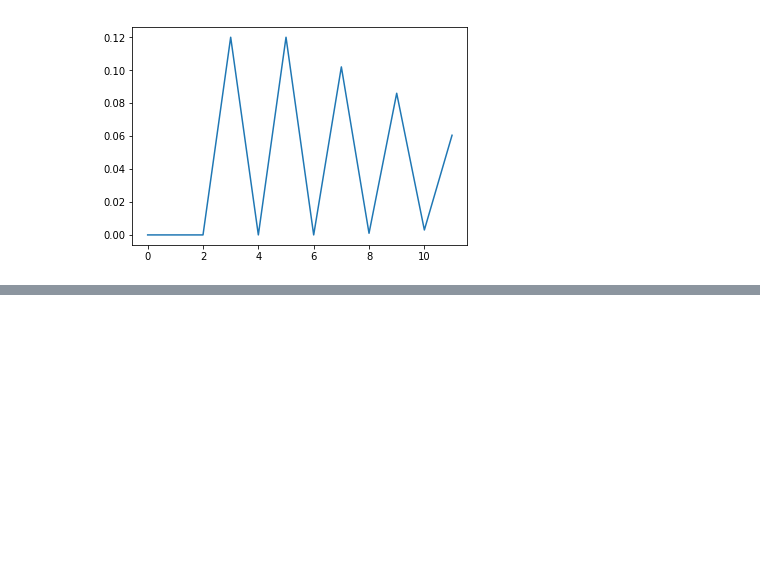
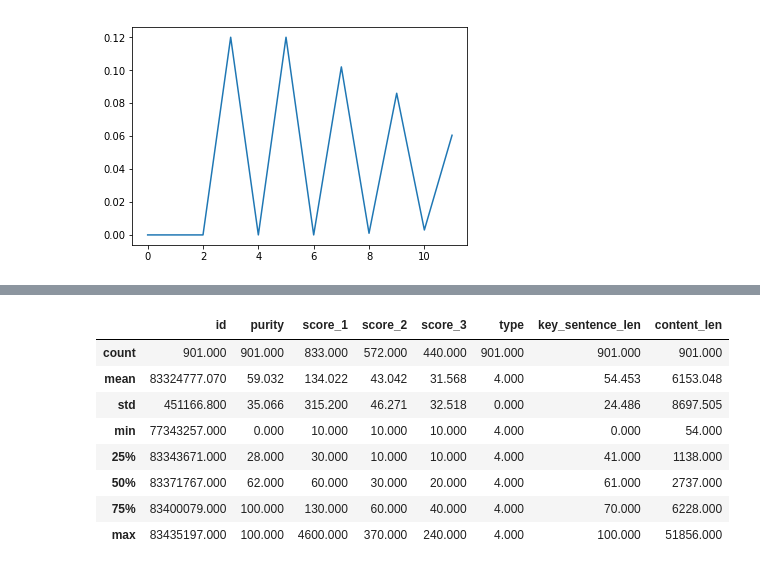
Before and after one commit to xuhuanyunxiao/jupyter-notebook, a Jupyter notebook: proj_cbirc/test_conn_接口与数据库测试.ipynb, the cells around one changed output, grey strips where cells are left out. Saved outputs shown, nothing was run; the diff lists cells and outputs as text; code cells hidden in the pictures; blank space fills up the shorter version.

```diff
--- a/proj_cbirc/test_conn_接口与数据库测试.ipynb
+++ b/proj_cbirc/test_conn_接口与数据库测试.ipynb
@@ -1195,0 +1196,2 @@ warn_time
+# %%
+engine = get_engine('cbirc')
@@ -1195,0 +1230,13 @@ warn_time
+# %%
+ip_port = '192.168.0.104:8100'
+
+headers={'content-type':'application/json'}
+url_cor = "http://%s/extract_abstract_i"%ip_port
+data = {"record":cbirc_data.iloc[:,[1, 2, 3]].to_dict(orient = 'records'),
+       "types": 1}
+
+result = requests.post(url_cor, data = json.dumps(data),
+                       headers=headers, allow_redirects=True)
+json_data = json.loads(result.text)
+cor_elapsed_time = json_data['elapsed_time']
+cor_elapsed_time
@@ -1195,0 +1245,23 @@ warn_time
+# %%
+pred_res_1 = [[record['id'], record['vip_word'],
+             record['key_sentence'], record['purity']] for record in json_data['docs']]
+pred_res_1 = pd.DataFrame(pred_res_1, columns = ['id', 'vip_word', 'key_sentence', 'purity'])
+
+pred_res_2 = []
+org_score = [[record['id'], record['org_score_list']] for record in json_data['docs']]
+for [id, org_score_dict] in org_score:
+    if org_score_dict:
+
+        tmp_list = []
+        for key,value in zip(org_score_dict.keys(), org_score_dict.values()):
+            tmp_list += [key, value[0], value[1]]
+#         print('---  ', org_score_dict)
+#         print(tmp_list)
+        pred_res_2.append([id] + tmp_list)
+    else :
+        pred_res_2.append([id])
+pred_res_2 = pd.DataFrame(pred_res_2, columns = ['id', 'org_1', 'score_1', 'org_1_lab',
+                                                 'org_2', 'score_2', 'org_2_lab',
+                                                 'org_3', 'score_3', 'org_3_lab'])
+pred_res =  pd.merge(pred_res_1, pred_res_2, on = 'id')
+pred_res.head()
@@ -1195,0 +1275,5 @@ warn_time
+# %%
+pred_res =  pd.merge(pred_res, cbirc_data, on = 'id')
+pred_res['key_sentence_len'] = pred_res['key_sentence'].apply(lambda x:len(x))
+pred_res['content_len'] = pred_res['content'].apply(lambda x:len(str(x)))
+pred_res.head()
@@ -1195,0 +1287,12 @@ warn_time
+# %%
+pred_res.describe()
+# %% [output]
+|  | id | purity | score_1 | score_2 | score_3 | type | key_sentence_len | content_len |
+| count | 901.000 | 901.000 | 833.000 | 572.000 | 440.000 | 901.000 | 901.000 | 901.000 |
+| mean | 83324777.070 | 59.032 | 134.022 | 43.042 | 31.568 | 4.000 | 54.453 | 6153.048 |
+| std | 451166.800 | 35.066 | 315.200 | 46.271 | 32.518 | 0.000 | 24.486 | 8697.505 |
+| min | 77343257.000 | 0.000 | 10.000 | 10.000 | 10.000 | 4.000 | 0.000 | 54.000 |
+| 25% | 83343671.000 | 28.000 | 30.000 | 10.000 | 10.000 | 4.000 | 41.000 | 1138.000 |
+| 50% | 83371767.000 | 62.000 | 60.000 | 30.000 | 20.000 | 4.000 | 61.000 | 2737.000 |
+| 75% | 83400079.000 | 100.000 | 130.000 | 60.000 | 40.000 | 4.000 | 70.000 | 6228.000 |
+| max | 83435197.000 | 100.000 | 4600.000 | 370.000 | 240.000 | 4.000 | 100.000 | 51856.000 |
```
Also changed, not shown: parts of 12 cells of this notebook, 5 other files.
